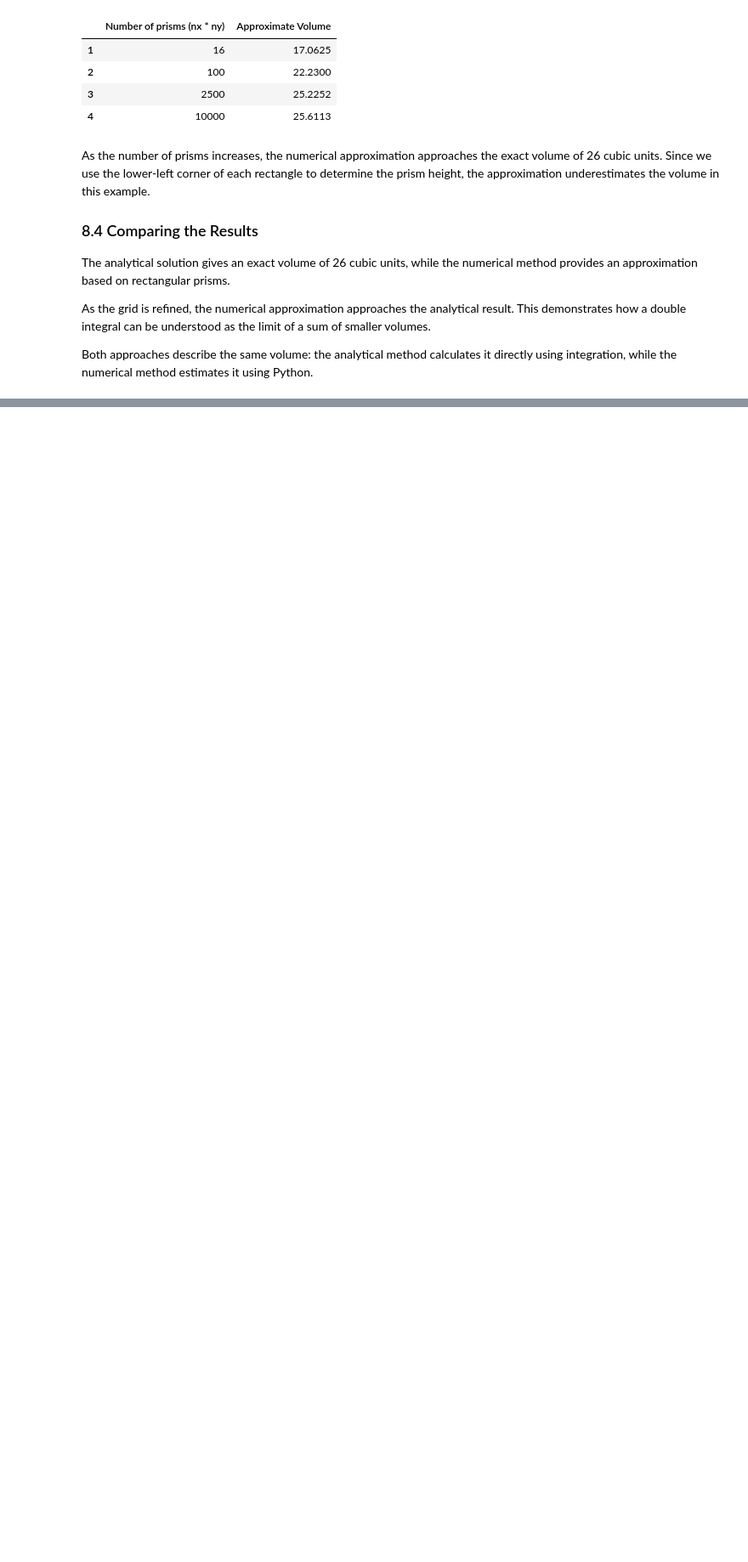
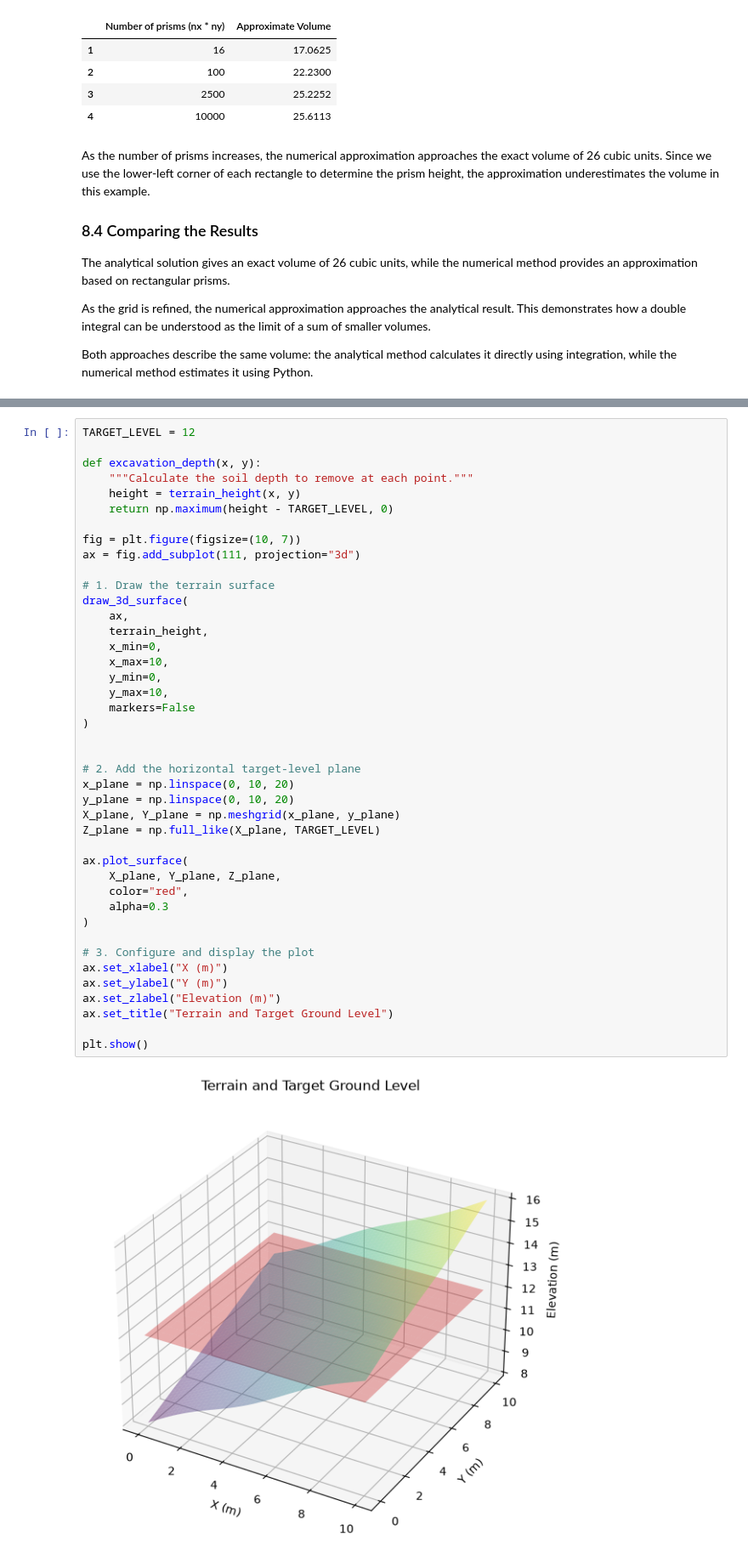
Before and after one commit to Edgybug/integrals-course-project, a Jupyter notebook: course_project.ipynb, the cells around one changed output, grey strips where cells are left out. Shown at 85% size. Cells and saved outputs as stored; diff of their text form; blank space fills up the shorter version.

Commit message:
Working on chapter 9 - Estimating excavation volume, strucutre revamp, minor updates to helper functions

```diff
--- a/course_project.ipynb
+++ b/course_project.ipynb
@@ -1115,0 +1130,44 @@ ChatGPT (OpenAI) was used to assist with brainstorming and structuring the proje
+# %%
+TARGET_LEVEL = 12
+
+def excavation_depth(x, y):
+    """Calculate the soil depth to remove at each point."""
+    height = terrain_height(x, y)
+    return np.maximum(height - TARGET_LEVEL, 0)
+
+fig = plt.figure(figsize=(10, 7))
+ax = fig.add_subplot(111, projection="3d")
+
+# 1. Draw the terrain surface
+draw_3d_surface(
+    ax,
+    terrain_height,
+    x_min=0,
+    x_max=10,
+    y_min=0,
+    y_max=10,
+    markers=False
+)
+
+
+# 2. Add the horizontal target-level plane
+x_plane = np.linspace(0, 10, 20)
+y_plane = np.linspace(0, 10, 20)
+X_plane, Y_plane = np.meshgrid(x_plane, y_plane)
+Z_plane = np.full_like(X_plane, TARGET_LEVEL)
+
+ax.plot_surface(
+    X_plane, Y_plane, Z_plane,
+    color="red",
+    alpha=0.3
+)
+
+# 3. Configure and display the plot
+ax.set_xlabel("X (m)")
+ax.set_ylabel("Y (m)")
+ax.set_zlabel("Elevation (m)")
+ax.set_title("Terrain and Target Ground Level")
+
+plt.show()
+# %% [output]
+[figure, added]
```
Also changed, not shown: parts of 22 cells of this notebook, 1 other file.
